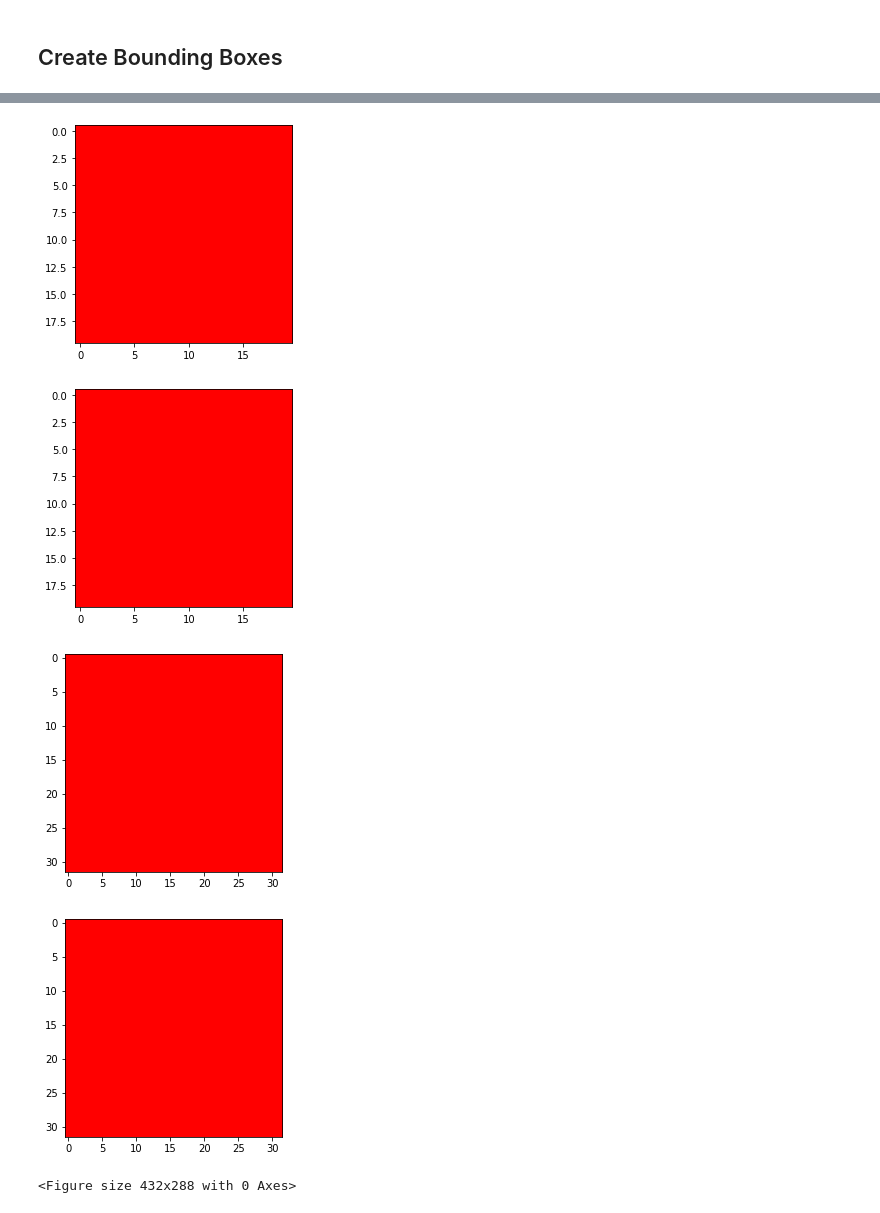
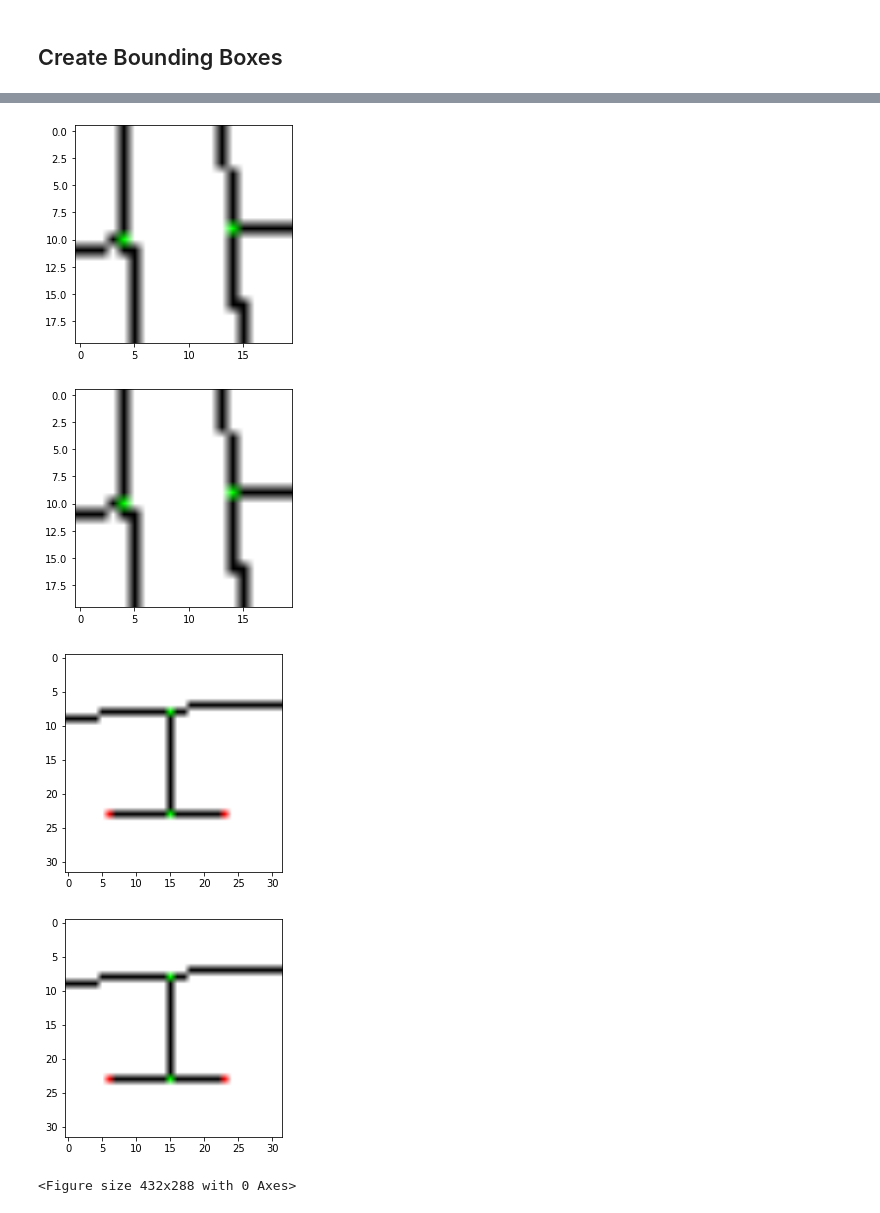
Before and after one commit to Chris022/smarter-circuits, a Jupyter notebook: src/boundingBoxCreation.IPYNB, the cells around one changed output, grey strips where cells are left out. Saved outputs shown, nothing was run; the diff lists cells and outputs as text; code cells hidden in the pictures.

```diff
--- a/src/boundingBoxCreation.IPYNB
+++ b/src/boundingBoxCreation.IPYNB
@@ -148,17 +147,16 @@ plt.imshow(outImage, interpolation='bilinear')
 # %% [markdown]
 ## Create Bounding Boxes ##
 # %%
-redCircles = numpy.empty_like(outImage)
-redCircles[:] = outImage
-greenCircles = numpy.empty_like(outImage)
-greenCircles[:] = outImage
+#redCircles = numpy.empty_like(outImage)
+#redCircles[:] = outImage
+#greenCircles = numpy.empty_like(outImage)
+#greenCircles[:] = outImage
 
 for intersection in intersectionList:
     closestPoint = getClosestPoint(intersection,intersectionList)
     dist = math.floor(getDistance(closestPoint,intersection))
     center = Point((closestPoint.x-intersection.x)/2+intersection.x,(closestPoint.y-intersection.y)/2+intersection.y)
-    print(dist)
-    plt.imshow(cropRect(img=redCircles,center=center,dist=dist), interpolation='bilinear')
+    plt.imshow(cropRect(img=outImage,center=center,dist=dist), interpolation='bilinear')
     plt.figure()
     #redCircles = drawRect(image=redCircles,center=center,widht=dist+1,height=dist+1,color=(255,0,0),strokeWidth=2)
 
@@ -168,9 +166,6 @@ for intersection in intersectionList:
 #    dist = max(list(map(lambda x: getDistance(x,intersection),closestPoints)))
 #    greenCircles = drawRect(image=greenCircles,center=intersection,widht=dist+1,height=dist+1,color=(0,255,0),strokeWidth=2)
 #
-#plt.imshow(redCircles, interpolation='bilinear')
-#plt.figure()
-#plt.imshow(greenCircles, interpolation='bilinear')
 # %% [output]
 41
 41
@@ -191,5 +186,5 @@ for intersection in intersectionList:
-[figure, old version]
+[figure, new version]
-[figure, old version]
+[figure, new version]
-[figure, old version]
+[figure, new version]
-[figure, old version]
+[figure, new version]
 <Figure size 432x288 with 0 Axes>
```
Also changed, not shown: parts of 2 cells of this notebook.
